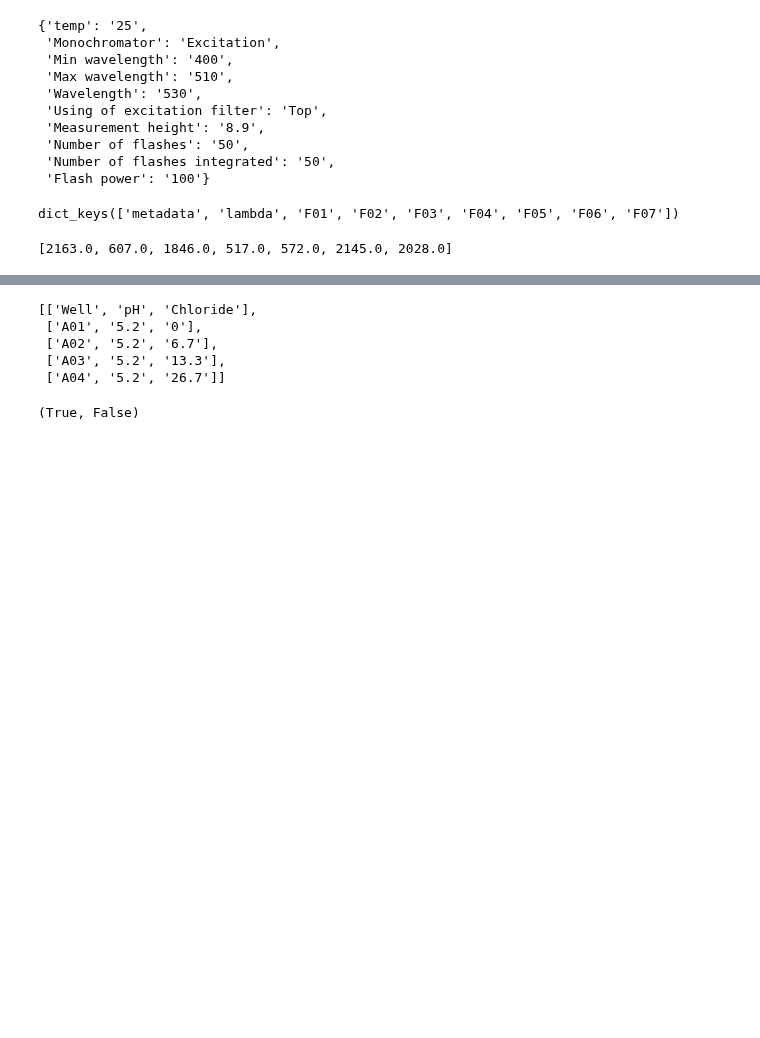
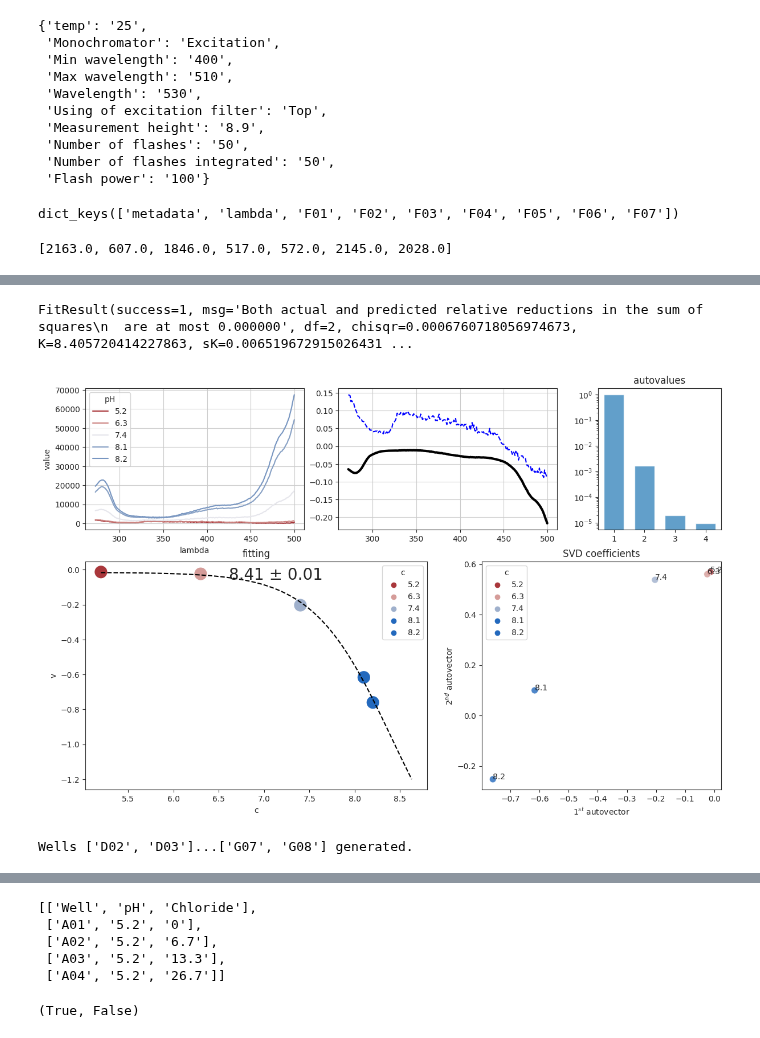
Before and after one commit to darosio/ClopHfit, a Jupyter notebook: docs/tutorials/prenspire.ipynb, the cells around one changed output, grey strips where cells are left out. Cells and saved outputs as stored; diff of their text form; code cells hidden in the pictures; blank space fills up the shorter version.

```diff
--- a/docs/tutorials/prenspire.ipynb
+++ b/docs/tutorials/prenspire.ipynb
@@ -57,0 +208,11 @@ en1 = prenspire.ExpNote(tpath / "h148g-spettroC-nota")
+# %%
+f_svd(n1.titrations["H148G"][20.0]["Cl_40.0"]["A"])
+# %% [output]
+FitResult(success=1, msg='Both actual and predicted relative reductions in the sum of squares\n  are at most 0.000000', df=2, chisqr=0.0006760718056974673, K=8.405720414227863, sK=0.006519672915026431 ...
+[figure, added]
+# %%
+fp = tpath / "NTT-G10_note.csv"
+nn = prenspire.Note(fp, verbose=1)
+nn.build_titrations(ef)
+# %% [output]
+Wells ['D02', 'D03']...['G07', 'G08'] generated.
```
Also changed, not shown: parts of 16 cells of this notebook, 10 other files.
